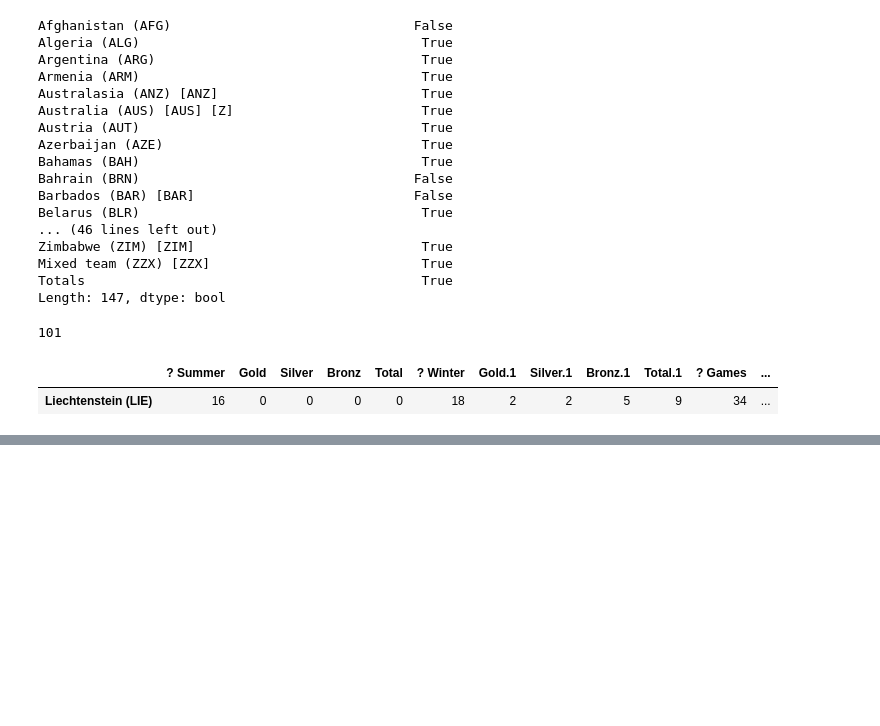
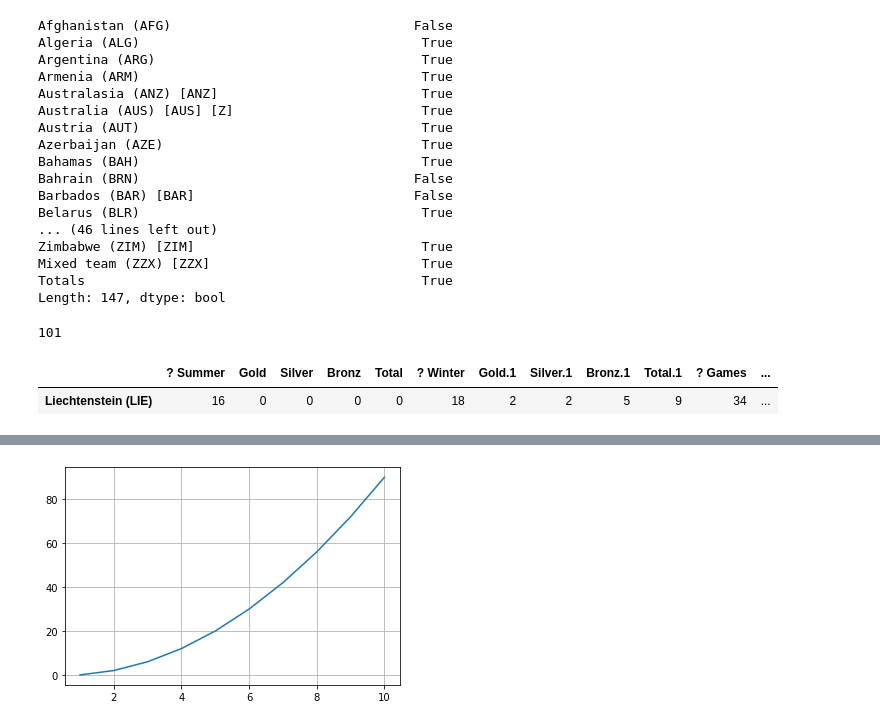
Before and after one commit to ravisammetla/apssdc-aiet-mstp-aug-2019, a Jupyter notebook: 20-09-2019.ipynb, the cells around one changed output, grey strips where cells are left out. Saved outputs shown, nothing was run; the diff lists cells and outputs as text; code cells hidden in the pictures; blank space fills up the shorter version.

```diff
--- a/20-09-2019.ipynb
+++ b/20-09-2019.ipynb
@@ -547,0 +573,9 @@ df[  (df['Gold.1']>0 ) & (df['Gold']==0)  ]
+# %%
+t = list(range(1,11))
+a = list(range(1,len(t)+1))
+v = [a[i] * i for i in range(len(t))]
+plt.plot(t,v)
+plt.grid()
+plt.show()
+# %% [output]
+[figure, added]
```
Also changed, not shown: parts of 5 cells of this notebook.
